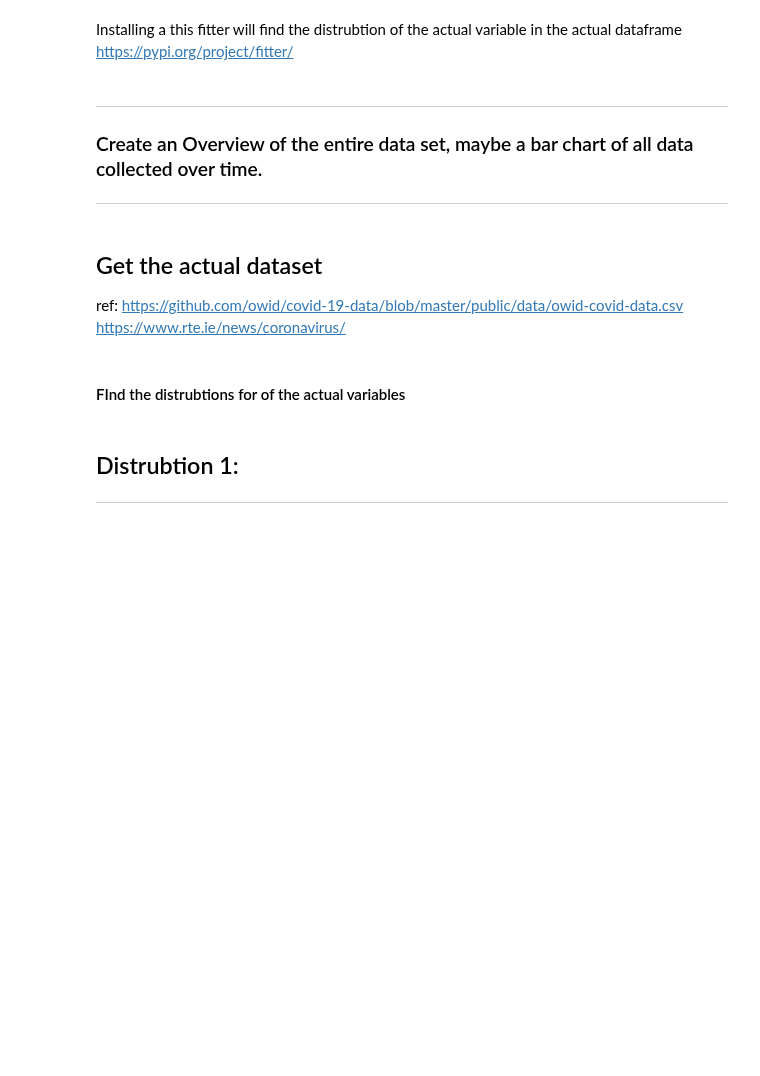
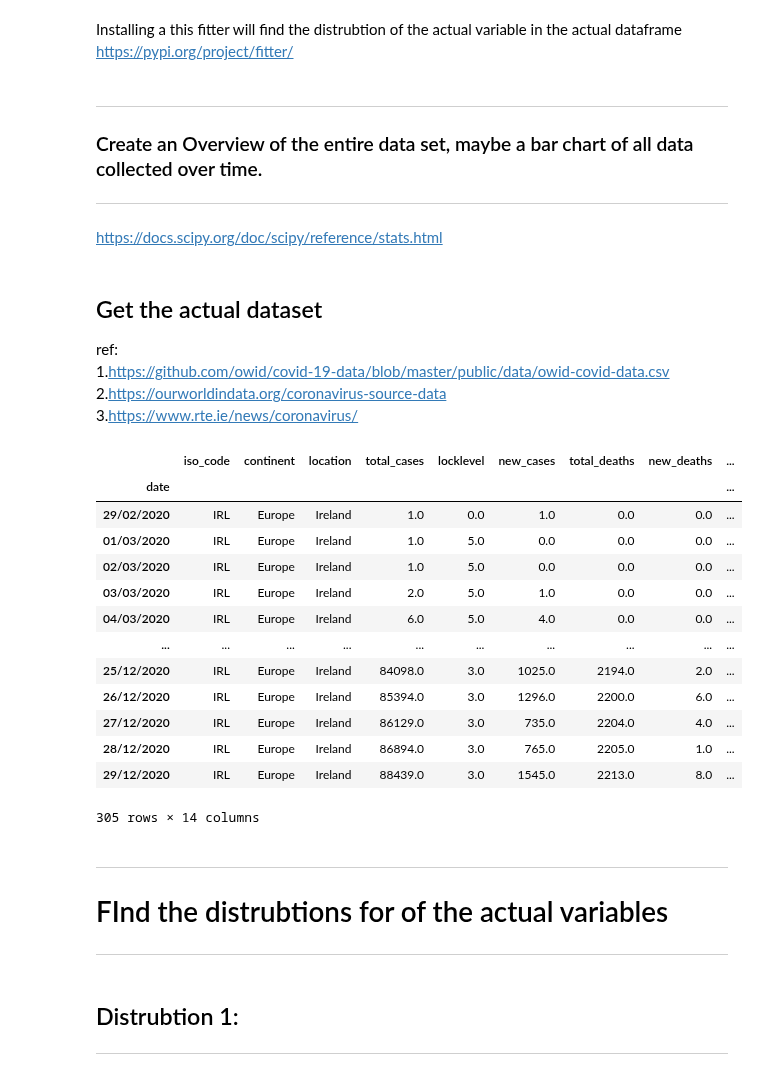
Before and after one commit to G00387859/programming-for-data-analysis-assignment, a Jupyter notebook: Project2020.ipynb, the cells around one changed output. Drawn from its saved outputs; the diff is of its cells as text; code cells hidden in the pictures; blank space fills up the shorter version.

```diff
--- a/Project2020.ipynb
+++ b/Project2020.ipynb
@@ -60,3 +75,4 @@ def findDistrubtion(data):
 ***
 ### Create an Overview of the entire data set, maybe a bar chart of all data collected over time.
 ***
+https://docs.scipy.org/doc/scipy/reference/stats.html
@@ -69,5 +79,7 @@ plt.rcParams['figure.figsize'] = (14, 10)
 # %% [markdown]
 ## Get the actual dataset
-ref: https://github.com/owid/covid-19-data/blob/master/public/data/owid-covid-data.csv<br/>
-https://www.rte.ie/news/coronavirus/
+ref:<br>
+1.https://github.com/owid/covid-19-data/blob/master/public/data/owid-covid-data.csv<br/>
+     2.https://ourworldindata.org/coronavirus-source-data<br>
+     3.https://www.rte.ie/news/coronavirus/
 # %%
@@ -76,9 +88,32 @@ who = pd.read_csv('owid-covid-data.csv',index_col='date')
 ##look at the dataset and fill all NaN's with 0
 who =who.fillna(0)
 # %%
-#whoE = who.loc[who['continent'] == 'Europe']
+#This cell will get only specific columns from the dataset
+#There are rows for each country in the world.
+#Selecting only rows that are from Ireland
 whoE = who.loc[who['iso_code'] =='IRL']
+#Selecting only columns that are of interest.
 ddf=whoE[['iso_code','continent','location','total_cases','locklevel','new_cases','total_deaths','new_deaths','total_tests','new_tests','reproduction_rate','tests_per_case','hosp_patients','icu_patients']]
+#create the dataset that have random generated data.
 df=whoE[['iso_code','continent','location','hosp_patients','icu_patients']]
+# notice here that the date = index and used to in both datasets
+ddf
+# %% [output]
+|  | iso_code | continent | location | total_cases | locklevel | new_cases | total_deaths | new_deaths | ... |
+| date |  |  |  |  |  |  |  |  | ... |
+| 29/02/2020 | IRL | Europe | Ireland | 1.0 | 0.0 | 1.0 | 0.0 | 0.0 | ... |
+| 01/03/2020 | IRL | Europe | Ireland | 1.0 | 5.0 | 0.0 | 0.0 | 0.0 | ... |
+| 02/03/2020 | IRL | Europe | Ireland | 1.0 | 5.0 | 0.0 | 0.0 | 0.0 | ... |
+| 03/03/2020 | IRL | Europe | Ireland | 2.0 | 5.0 | 1.0 | 0.0 | 0.0 | ... |
+| 04/03/2020 | IRL | Europe | Ireland | 6.0 | 5.0 | 4.0 | 0.0 | 0.0 | ... |
+| ... | ... | ... | ... | ... | ... | ... | ... | ... | ... |
+| 25/12/2020 | IRL | Europe | Ireland | 84098.0 | 3.0 | 1025.0 | 2194.0 | 2.0 | ... |
+| 26/12/2020 | IRL | Europe | Ireland | 85394.0 | 3.0 | 1296.0 | 2200.0 | 6.0 | ... |
+| 27/12/2020 | IRL | Europe | Ireland | 86129.0 | 3.0 | 735.0 | 2204.0 | 4.0 | ... |
+| 28/12/2020 | IRL | Europe | Ireland | 86894.0 | 3.0 | 765.0 | 2205.0 | 1.0 | ... |
+| 29/12/2020 | IRL | Europe | Ireland | 88439.0 | 3.0 | 1545.0 | 2213.0 | 8.0 | ... |
+305 rows × 14 columns
 # %% [markdown]
-#### FInd the distrubtions for of the actual variables
+****
+# FInd the distrubtions for of the actual variables
+****
```
Also changed, not shown: parts of 57 cells of this notebook.
